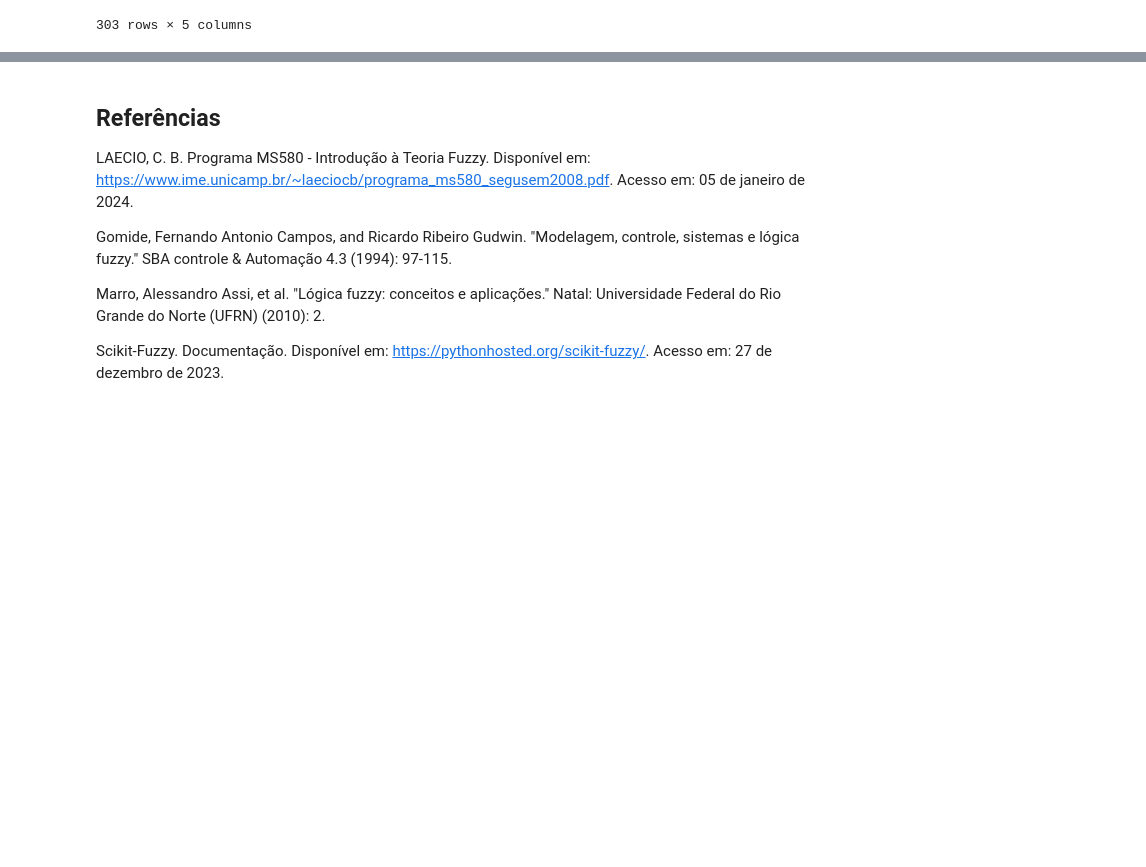
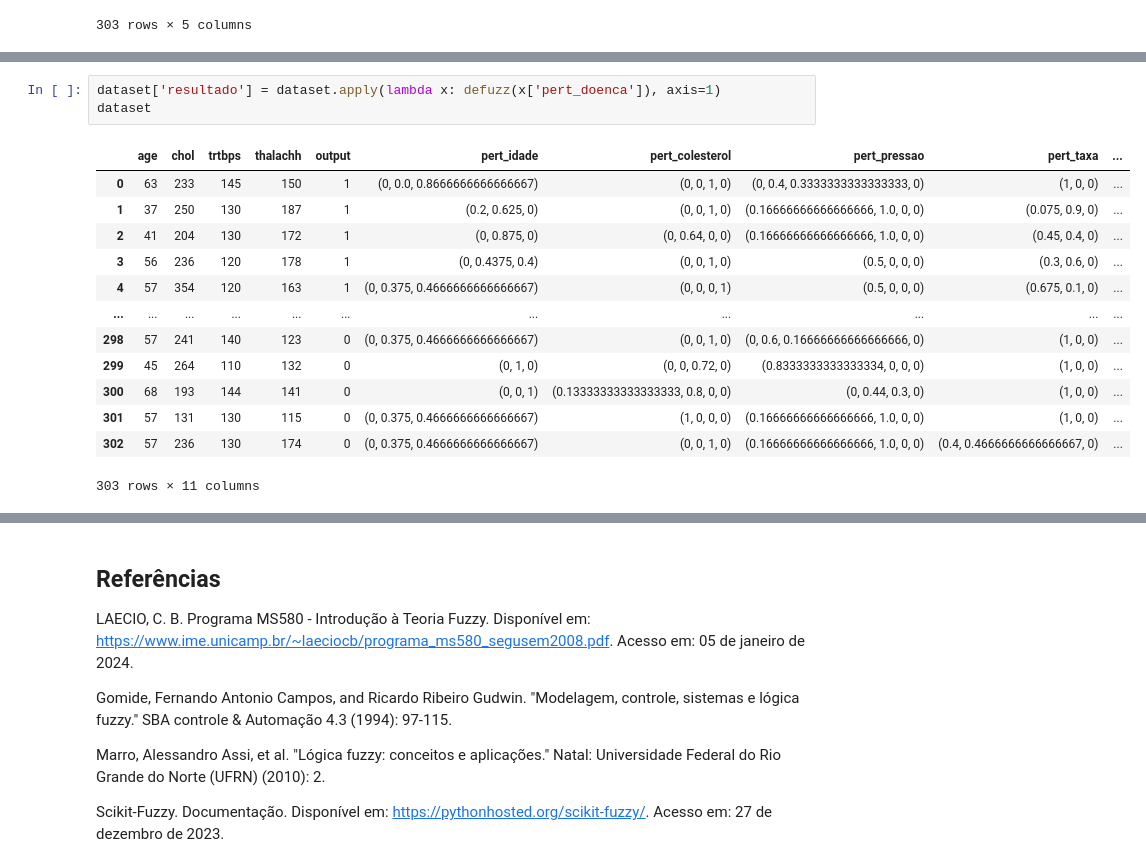
Before and after one commit to DouglasKenjiSakakibara01/logica-fuzzy, a Jupyter notebook: trab01.ipynb, the cells around one changed output, grey strips where cells are left out. Drawn from its saved outputs; the diff is of its cells as text; blank space fills up the shorter version.

```diff
--- a/trab01.ipynb
+++ b/trab01.ipynb
@@ -485,0 +517,17 @@ AttributeError: 'Series' object has no attribute 'is_nan'
+# %%
+dataset['resultado'] = dataset.apply(lambda x: defuzz(x['pert_doenca']), axis=1)
+dataset
+# %% [output]
+|  | age | chol | trtbps | thalachh | output | pert_idade | pert_colesterol | pert_pressao | pert_taxa | ... |
+| 0 | 63 | 233 | 145 | 150 | 1 | (0, 0.0, 0.8666666666666667) | (0, 0, 1, 0) | (0, 0.4, 0.3333333333333333, 0) | (1, 0, 0) | ... |
+| 1 | 37 | 250 | 130 | 187 | 1 | (0.2, 0.625, 0) | (0, 0, 1, 0) | (0.16666666666666666, 1.0, 0, 0) | (0.075, 0.9, 0) | ... |
+| 2 | 41 | 204 | 130 | 172 | 1 | (0, 0.875, 0) | (0, 0.64, 0, 0) | (0.16666666666666666, 1.0, 0, 0) | (0.45, 0.4, 0) | ... |
+| 3 | 56 | 236 | 120 | 178 | 1 | (0, 0.4375, 0.4) | (0, 0, 1, 0) | (0.5, 0, 0, 0) | (0.3, 0.6, 0) | ... |
+| 4 | 57 | 354 | 120 | 163 | 1 | (0, 0.375, 0.4666666666666667) | (0, 0, 0, 1) | (0.5, 0, 0, 0) | (0.675, 0.1, 0) | ... |
+| ... | ... | ... | ... | ... | ... | ... | ... | ... | ... | ... |
+| 298 | 57 | 241 | 140 | 123 | 0 | (0, 0.375, 0.4666666666666667) | (0, 0, 1, 0) | (0, 0.6, 0.16666666666666666, 0) | (1, 0, 0) | ... |
+| 299 | 45 | 264 | 110 | 132 | 0 | (0, 1, 0) | (0, 0, 0.72, 0) | (0.8333333333333334, 0, 0, 0) | (1, 0, 0) | ... |
+| 300 | 68 | 193 | 144 | 141 | 0 | (0, 0, 1) | (0.13333333333333333, 0.8, 0, 0) | (0, 0.44, 0.3, 0) | (1, 0, 0) | ... |
+| 301 | 57 | 131 | 130 | 115 | 0 | (0, 0.375, 0.4666666666666667) | (1, 0, 0, 0) | (0.16666666666666666, 1.0, 0, 0) | (1, 0, 0) | ... |
+| 302 | 57 | 236 | 130 | 174 | 0 | (0, 0.375, 0.4666666666666667) | (0, 0, 1, 0) | (0.16666666666666666, 1.0, 0, 0) | (0.4, 0.4666666666666667, 0) | ... |
+303 rows × 11 columns
```
Also changed, not shown: parts of 15 cells of this notebook, 2 other files.
